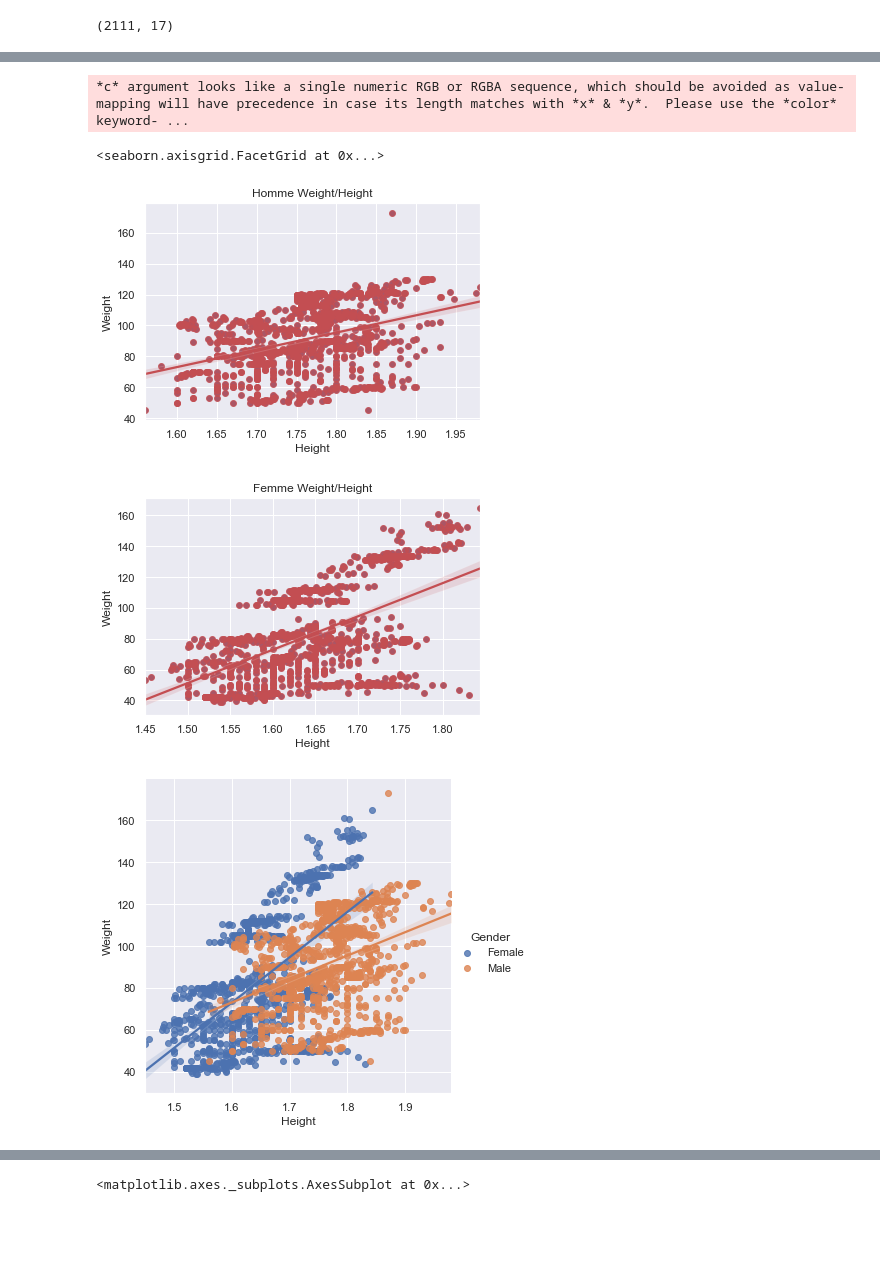
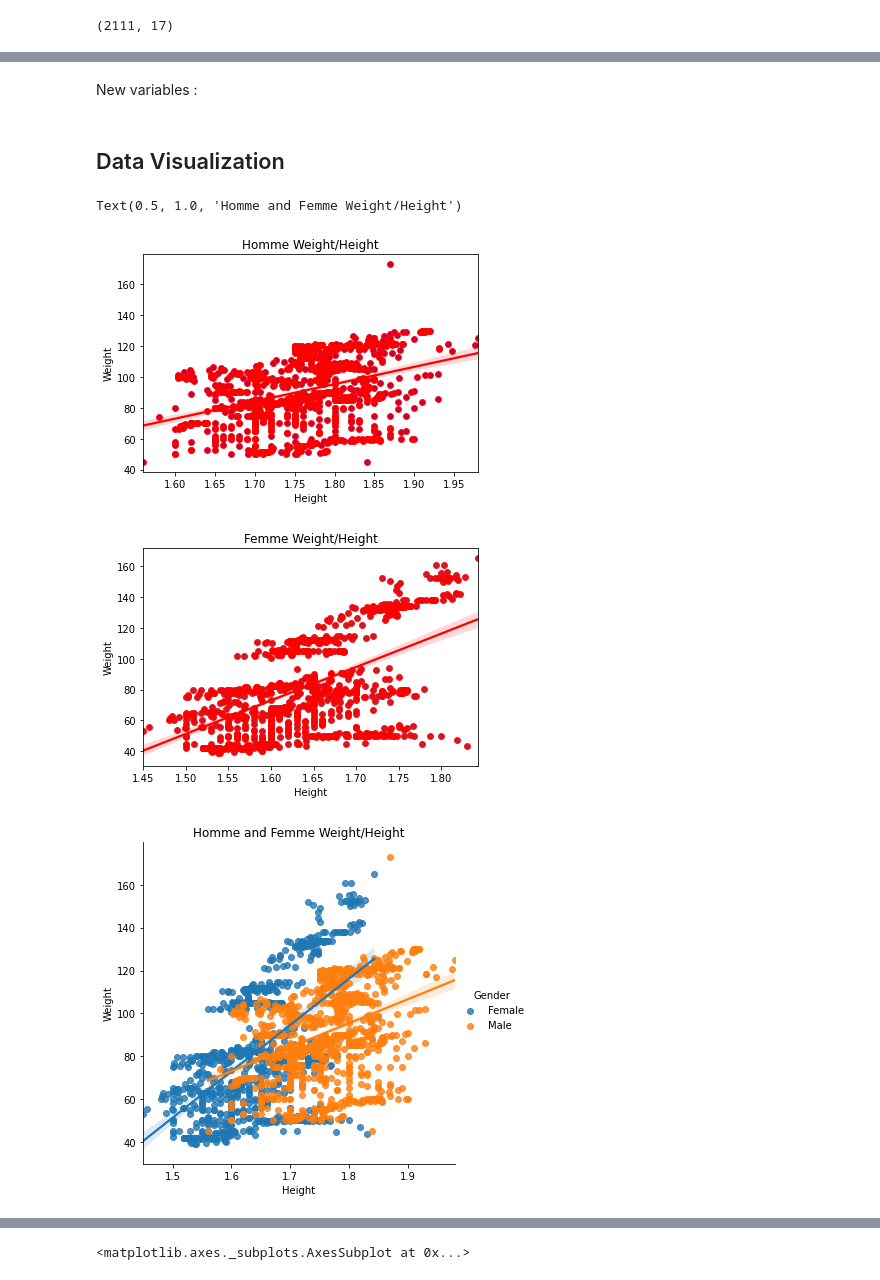
Before and after one commit to Tintintin1234/Projet-Python-Data-Analyse, a Jupyter notebook: Projet Python.ipynb, the cells around one changed output, grey strips where cells are left out. Drawn from its saved outputs; the diff is of its cells as text; code cells hidden in the pictures; blank space fills up the shorter version.

```diff
--- a/Projet Python.ipynb
+++ b/Projet Python.ipynb
@@ -21,7 +25,7 @@ df=data.copy()
 # %% [markdown]
 ## Rename columns with more explicit words
 # %%
-data.columns = ['Gender', 'Age', 'Height', 'Weight', 'family_history_with_overweight',
+data.columns = ['Gender', 'Age', 'Height', 'Weight', 'family history with overweight',
        'Frequent consumption of high caloric food', 'Frequency of consumption of vegetables', 'Number of main meals', 'Consumption of food between meals', 'Smoke', 'Consumption of water daily', 'Calories consumption monitoring', 'Physical activity frequency', 'Time using technology devices',
        'Consumption of alcohol', 'Transportation used', 'Obesity']
 # %%
@@ -107,0 +137,2 @@ femme=data[data['Gender']=='Female']
+# %% [markdown]
+New variables :
@@ -108,15 +151,19 @@ femme=data[data['Gender']=='Female']
+# %% [markdown]
+## Data Visualization
 # %%
 ax1 = homme.plot.scatter(x='Height',y='Weight', color='b')
 sns.regplot(homme.Height, homme.Weight, color='r')
 plt.title("Homme Weight/Height")
+
 ax2= femme.plot.scatter(x='Height',y='Weight')
 sns.regplot(femme.Height, femme.Weight, color='r')
 plt.title("Femme Weight/Height")
+
 ax3= sns.lmplot(x="Height", y="Weight", hue="Gender", data=df)
 ax3.set_axis_labels("Height", "Weight")
+plt.title("Homme and Femme Weight/Height")
 # %% [output]
-*c* argument looks like a single numeric RGB or RGBA sequence, which should be avoided as value-mapping will have precedence in case its length matches with *x* & *y*.  Please use the *color* keyword- ...
+Text(0.5, 1.0, 'Homme and Femme Weight/Height')
-<seaborn.axisgrid.FacetGrid at 0x...>
-[figure, old version]
+[figure, new version]
-[figure, old version]
+[figure, new version]
-[figure, old version]
+[figure, new version]
```
Also changed, not shown: parts of 20 cells of this notebook.
